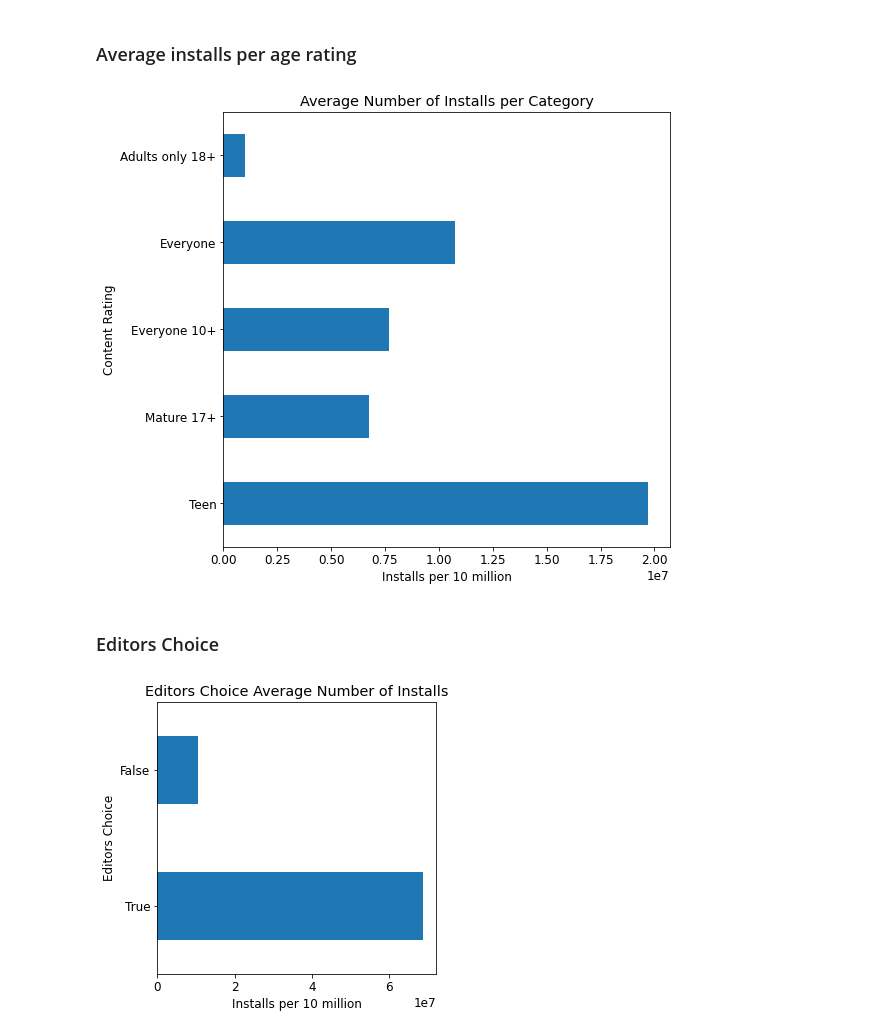
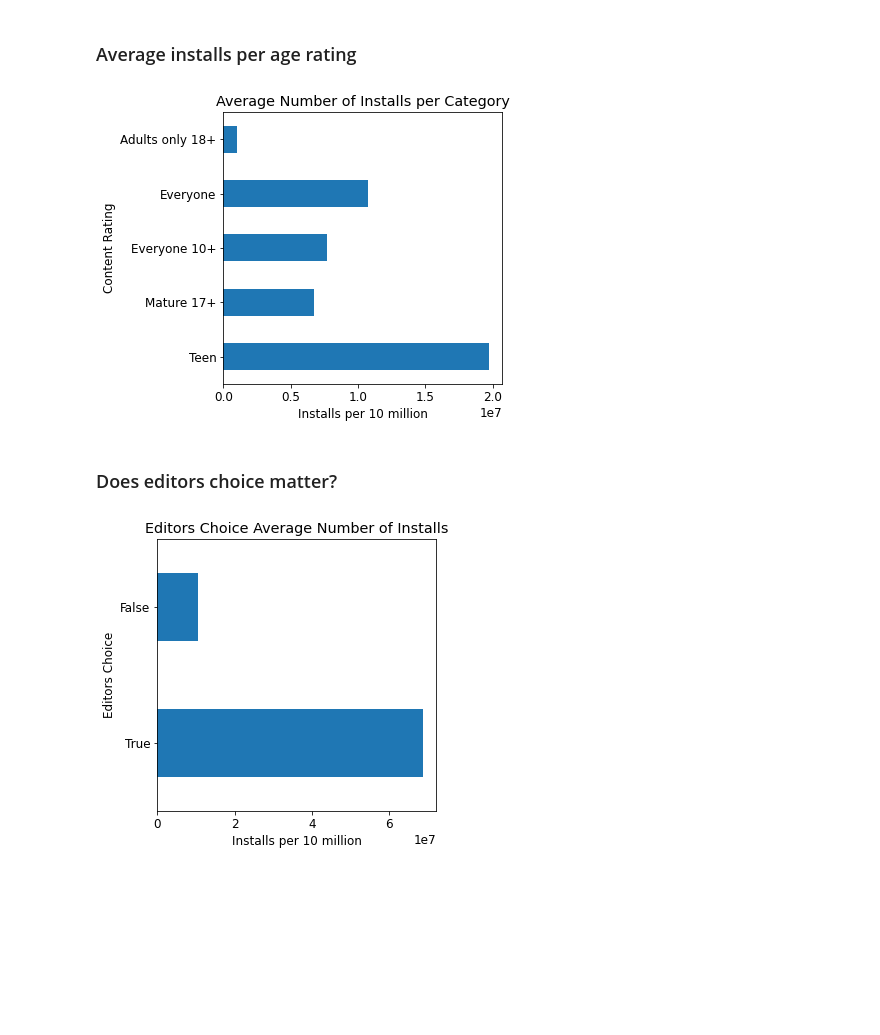
Before and after one commit to MKirtley/Google-Playstore, a Jupyter notebook: google_playstore.ipynb, the cells around one changed output. Cells and saved outputs as stored; diff of their text form; code cells hidden in the pictures; blank space fills up the shorter version.

```diff
--- a/google_playstore.ipynb
+++ b/google_playstore.ipynb
@@ -195,15 +195,15 @@ plt.gca().invert_yaxis()
 # %%
 age_install = good_rating.groupby('Content Rating')['Minimum Installs'].mean()
 
-plt.rcParams.update({'font.size': 12, 'figure.figsize': (8, 8)})
+plt.rcParams.update({'font.size': 12, 'figure.figsize': (5, 5)})
 plt.ylabel('Category')
 plt.xlabel('Installs per 10 million')
 age_install.sort_index().plot(kind="barh", title='Average Number of Installs per Category');
 plt.gca().invert_yaxis()
 # %% [output]
-[figure, old version]
+[figure, new version]
-# %% [markdown]
-### Editors Choice
+# %% [markdown]
+### Does editors choice matter?
 # %%
 editor_install = good_rating.groupby('Editors Choice')['Minimum Installs'].mean()
 
```
Also changed, not shown: parts of 6 cells of this notebook.
